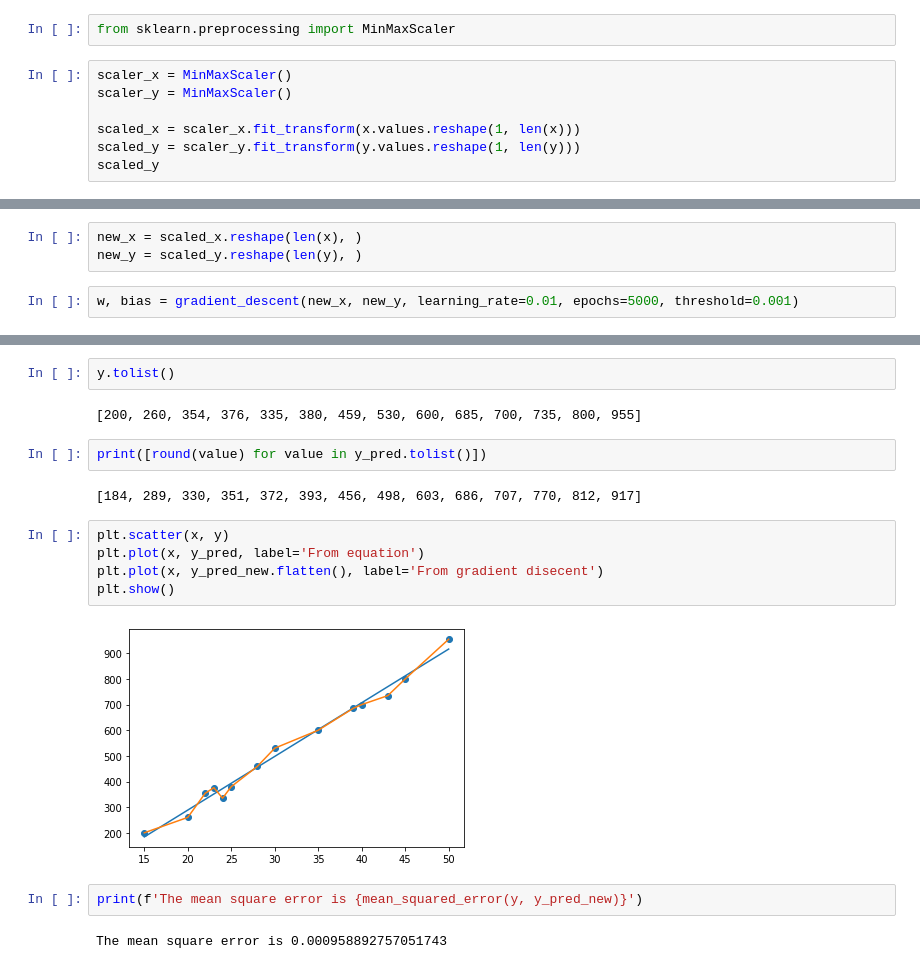
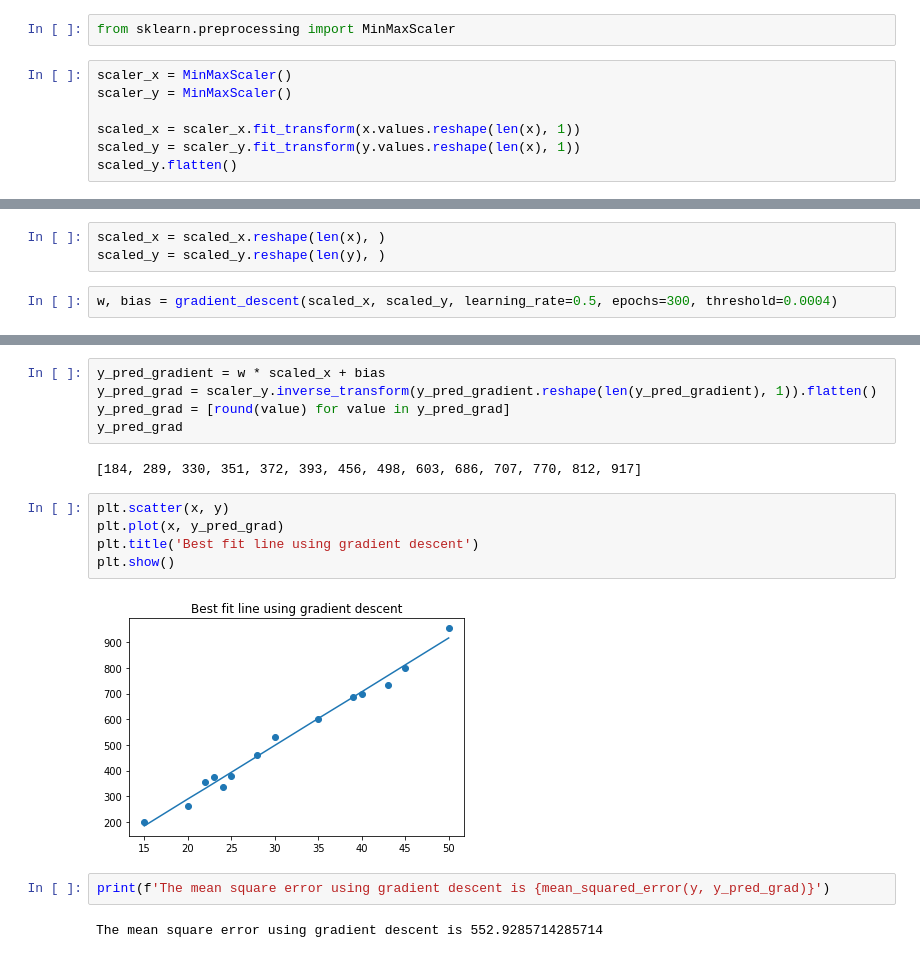
Before and after one commit to shoabahamed/khanacademy-statistics-and-probability, a Jupyter notebook: differentways_to_find_best_fitline.ipynb, the cells around one changed output, grey strips where cells are left out. Saved outputs shown, nothing was run; the diff lists cells and outputs as text.

```diff
--- a/differentways_to_find_best_fitline.ipynb
+++ b/differentways_to_find_best_fitline.ipynb
@@ -191,7 +198,7 @@ from sklearn.preprocessing import MinMaxScaler
 scaler_x = MinMaxScaler()
 scaler_y = MinMaxScaler()
 
-scaled_x = scaler_x.fit_transform(x.values.reshape(1, len(x)))
-scaled_y = scaler_y.fit_transform(y.values.reshape(1, len(y)))
-scaled_y
+scaled_x = scaler_x.fit_transform(x.values.reshape(len(x), 1))
+scaled_y = scaler_y.fit_transform(y.values.reshape(len(x), 1))
+scaled_y.flatten()
 # %% [output]
@@ -204,6 +213,6 @@ array([[200., 260., 354., 376., 335., 380., 459., 530., 600., 685., 700.,
 # %%
-new_x = scaled_x.reshape(len(x), )
-new_y = scaled_y.reshape(len(y), )
+scaled_x = scaled_x.reshape(len(x), )
+scaled_y = scaled_y.reshape(len(y), )
 # %%
-w, bias = gradient_descent(new_x, new_y, learning_rate=0.01, epochs=5000, threshold=0.001)
+w, bias = gradient_descent(scaled_x, scaled_y, learning_rate=0.5, epochs=300, threshold=0.0004)
 # %% [output]
@@ -225,19 +229,18 @@ array([[200.03096599, 260.03096599, 354.03096599, 376.03096599,
-# %%
-y.tolist()
-# %% [output]
-[200, 260, 354, 376, 335, 380, 459, 530, 600, 685, 700, 735, 800, 955]
-# %%
-print([round(value) for value in y_pred.tolist()])
-# %% [output]
-[184, 289, 330, 351, 372, 393, 456, 498, 603, 686, 707, 770, 812, 917]
+# %%
+y_pred_gradient = w * scaled_x + bias
+y_pred_grad = scaler_y.inverse_transform(y_pred_gradient.reshape(len(y_pred_gradient), 1)).flatten()
+y_pred_grad = [round(value) for value in y_pred_grad]
+y_pred_grad
+# %% [output]
+[184, 289, 330, 351, 372, 393, 456, 498, 603, 686, 707, 770, 812, 917]
 # %%
 plt.scatter(x, y)
-plt.plot(x, y_pred, label='From equation')
-plt.plot(x, y_pred_new.flatten(), label='From gradient disecent')
+plt.plot(x, y_pred_grad)
+plt.title('Best fit line using gradient descent')
 plt.show()
 # %% [output]
-[figure, old version]
+[figure, new version]
 # %%
-print(f'The mean square error is {mean_squared_error(y, y_pred_new)}')
+print(f'The mean square error using gradient descent is {mean_squared_error(y, y_pred_grad)}')
 # %% [output]
-The mean square error is 0.000958892757051743
+The mean square error using gradient descent is 552.9285714285714
```
Also changed, not shown: parts of 22 cells of this notebook.
